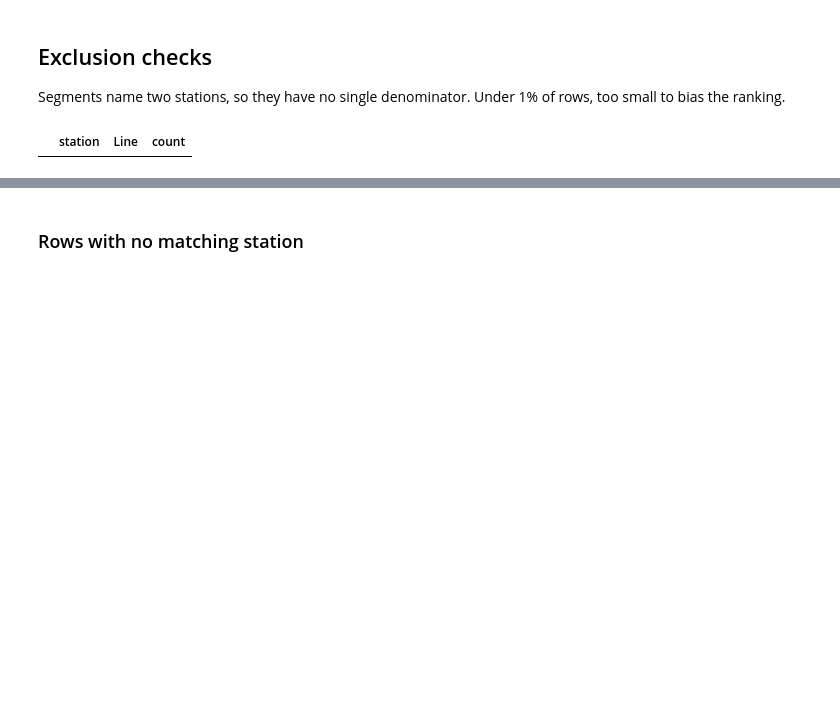
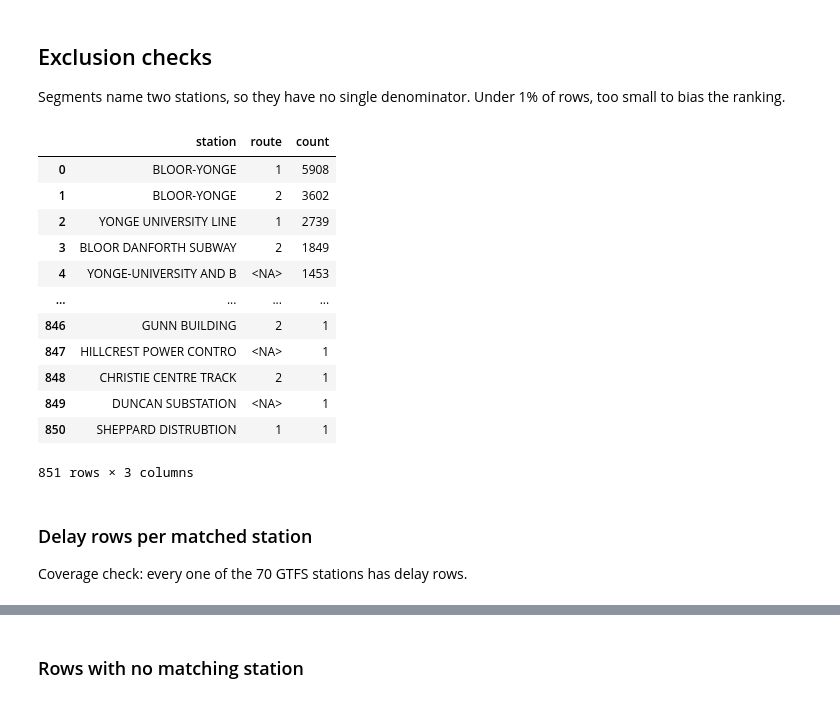
Before and after one commit to DevAwol/TTCdelay, a Jupyter notebook: explore.ipynb, the cells around one changed output, grey strips where cells are left out. Saved outputs shown, nothing was run; the diff lists cells and outputs as text; code cells hidden in the pictures; blank space fills up the shorter version.

```diff
--- a/explore.ipynb
+++ b/explore.ipynb
@@ -120,3 +120,9 @@ con.sql("""
 | 2 | 940 | 940 | Davenport Rd at Dupont St | None | 43.675511 | -79.401938 | None | None | None | ... |
 | 3 | 1871 | 1871 | Davisville Ave at Cleveland St | None | 43.702088 | -79.378112 | None | None | None | ... |
 | 4 | 11700 | 11700 | Disco Rd at Attwell Dr | None | 43.701362 | -79.594843 | None | None | None | ... |
+# %%
+pd.set_option('display.max_rows', 20)
+
+con.sql("""
+    SELECT DISTINCT(route_type) FROM routes
+""").df()
@@ -363,0 +421,18 @@ result
+# %%
+pd.set_option('display.max_rows', 25)
+
+con.sql("""
+    WITH table1 AS (
+        SELECT * FROM clean_delays_all t1
+        JOIN ( SELECT DISTINCT station FROM station_trips_clean) t2
+            ON t1.station = t2.station
+        WHERE t2.station IS NOT NULL
+    )
+
+    SELECT t1.station, route, COUNT(t1.station) AS count FROM table1 t1
+    LEFT JOIN station_trips_clean t2
+        ON t1.route = t2.Line AND t1.station = t2.station
+    WHERE t2.Line IS NULL
+    GROUP BY t1.station, route
+    ORDER BY count DESC
+""").df()
@@ -396,0 +494,7 @@ WHERE Timestamp IS NULL
+# %%
+pd.set_option('display.min_rows', 5)
+
+con.sql("""
+SELECT *
+FROM clean_delays
+""").df()
@@ -402,15 +514,31 @@ rows, too small to bias the ranking.
 # %%
 pd.set_option('display.min_rows', 10)
 pd.set_option('display.max_rows', 10)
 
 con.sql("""
-SELECT t1.station, line, COUNT(*) AS count
-FROM clean_delays AS t1
+SELECT t1.station, route, COUNT(*) AS count
+FROM clean_delays_all AS t1
 LEFT JOIN station_trips_clean t2
     ON t1.station = t2.station
-WHERE t2.station IS NULL AND t1.station LIKE '% TO %' AND LINE NOT LIKE 'SRT'
-GROUP BY t1.station, line
+WHERE t2.station IS NULL
+GROUP BY t1.station, route
 ORDER BY count DESC
 """).df()
 # %% [output]
-|  | station | Line | count |
+|  | station | route | count |
+| 0 | BLOOR-YONGE | 1 | 5908 |
+| 1 | BLOOR-YONGE | 2 | 3602 |
+| 2 | YONGE UNIVERSITY LINE | 1 | 2739 |
+| 3 | BLOOR DANFORTH SUBWAY | 2 | 1849 |
+| 4 | YONGE-UNIVERSITY AND B | <NA> | 1453 |
+| ... | ... | ... | ... |
+| 846 | GUNN BUILDING | 2 | 1 |
+| 847 | HILLCREST POWER CONTRO | <NA> | 1 |
+| 848 | CHRISTIE CENTRE TRACK | 2 | 1 |
+| 849 | DUNCAN SUBSTATION | <NA> | 1 |
+| 850 | SHEPPARD DISTRUBTION | 1 | 1 |
+851 rows × 3 columns
+# %% [markdown]
+### Delay rows per matched station
+
+Coverage check: every one of the 70 GTFS stations has delay rows.
```
Also changed, not shown: parts of 29 cells of this notebook, 1 other file.
